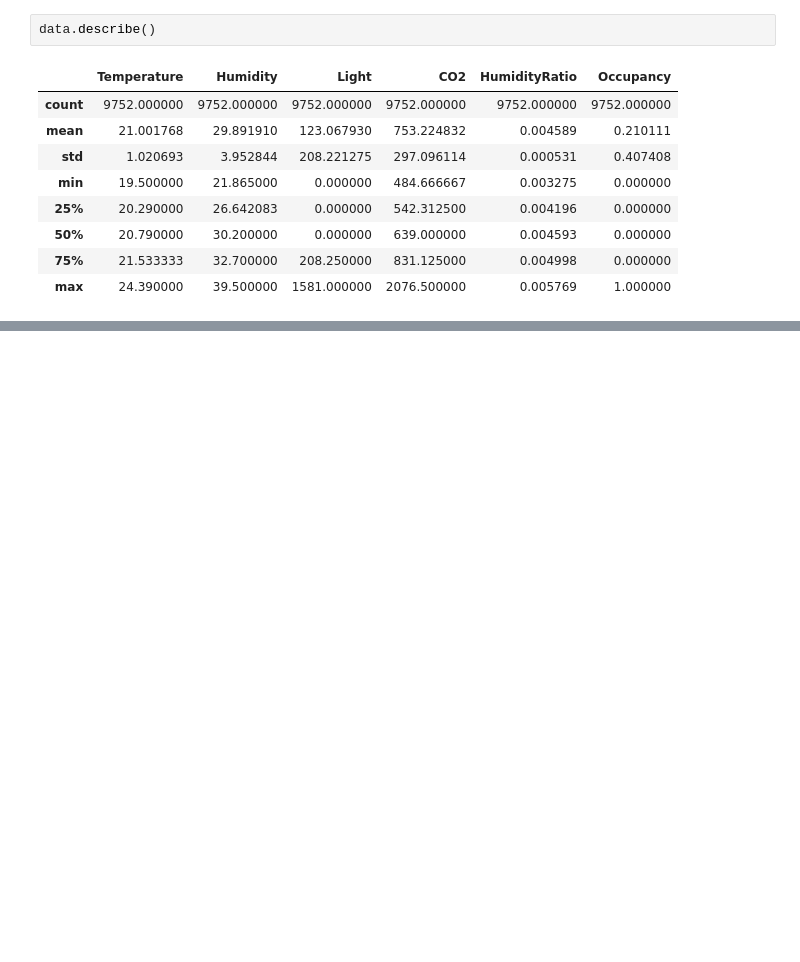
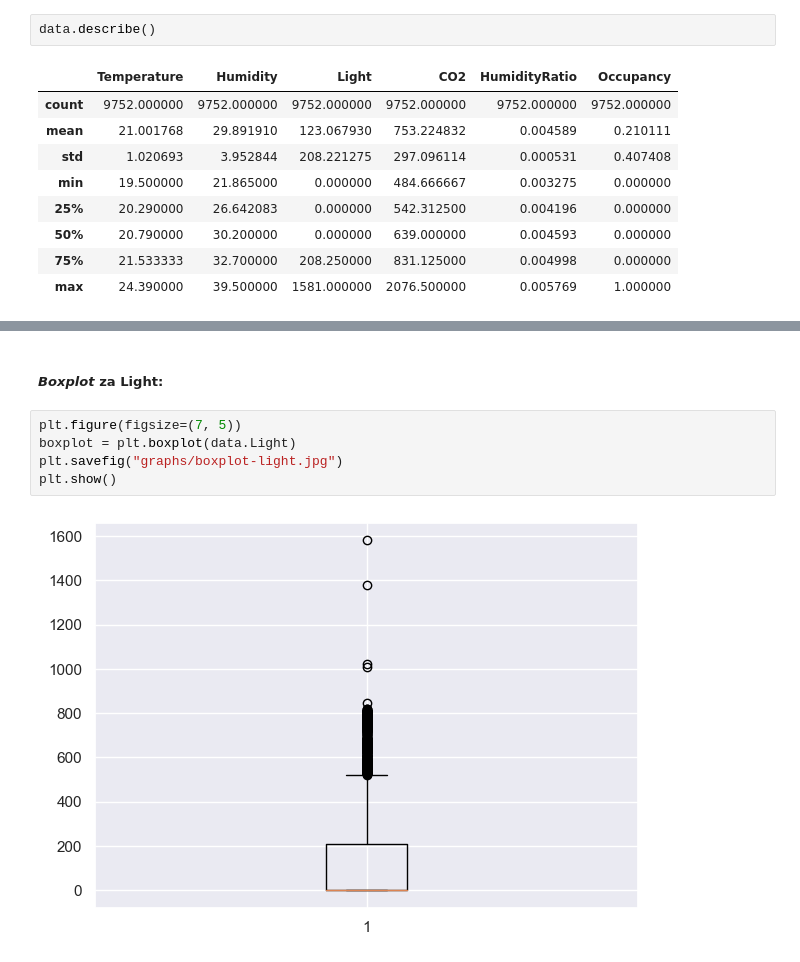
Before and after one commit to cats9rule/mlprojects, a Jupyter notebook: p1/p1.ipynb, the cells around one changed output, grey strips where cells are left out. Saved outputs shown, nothing was run; the diff lists cells and outputs as text; blank space fills up the shorter version.

Commit message:
Dodati skew i boxplots.

```diff
--- a/p1/p1.ipynb
+++ b/p1/p1.ipynb
@@ -77,0 +101,9 @@ data.describe()
+# %% [markdown]
+##### *Boxplot* za Light:
+# %%
+plt.figure(figsize=(7, 5))
+boxplot = plt.boxplot(data.Light)
+plt.savefig("graphs/boxplot-light.jpg")
+plt.show()
+# %% [output]
+[figure, added]
```
Also changed, not shown: parts of 8 cells of this notebook.
